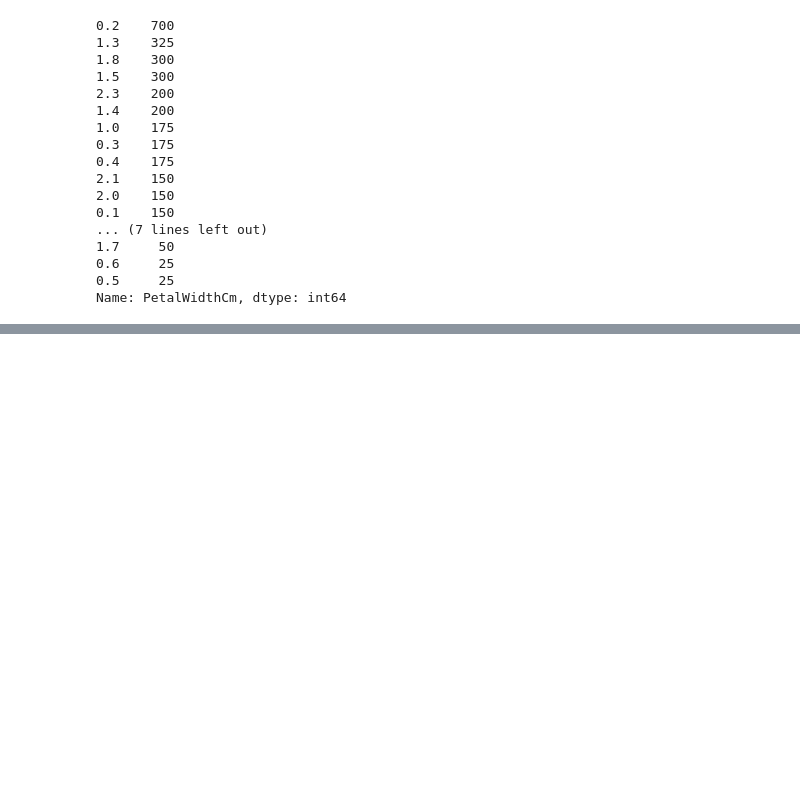
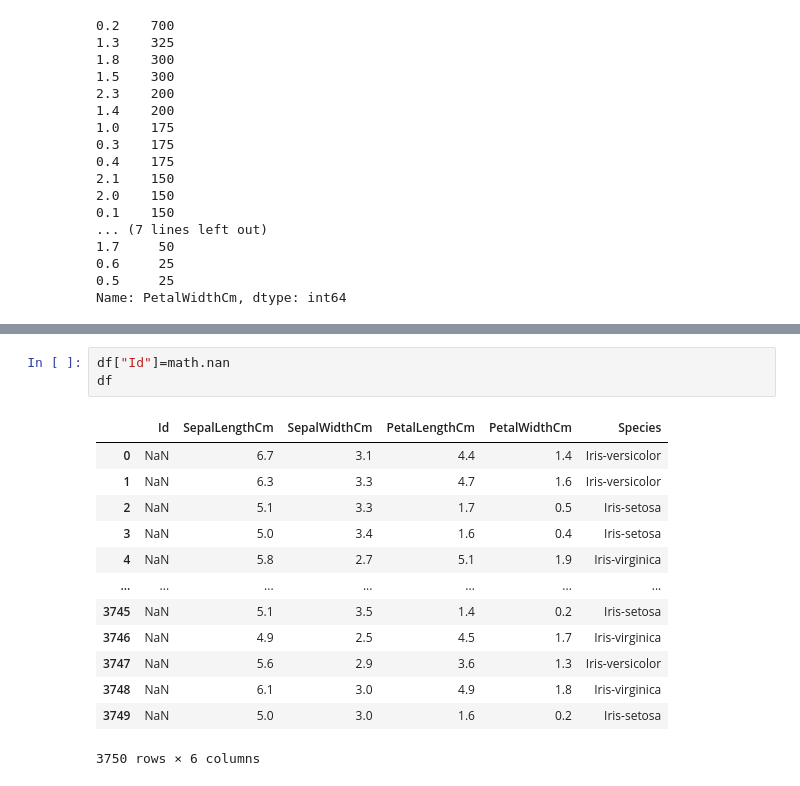
Before and after one commit to louisadam21/Repo_G1_Dataset_2_flower, a Jupyter notebook: projetFlower.ipynb, the cells around one changed output, grey strips where cells are left out. Cells and saved outputs as stored; diff of their text form; blank space fills up the shorter version.

```diff
--- a/projetFlower.ipynb
+++ b/projetFlower.ipynb
@@ -159,0 +317,17 @@ df
+# %%
+df["Id"]=math.nan
+df
+# %% [output]
+|  | Id | SepalLengthCm | SepalWidthCm | PetalLengthCm | PetalWidthCm | Species |
+| 0 | NaN | 6.7 | 3.1 | 4.4 | 1.4 | Iris-versicolor |
+| 1 | NaN | 6.3 | 3.3 | 4.7 | 1.6 | Iris-versicolor |
+| 2 | NaN | 5.1 | 3.3 | 1.7 | 0.5 | Iris-setosa |
+| 3 | NaN | 5.0 | 3.4 | 1.6 | 0.4 | Iris-setosa |
+| 4 | NaN | 5.8 | 2.7 | 5.1 | 1.9 | Iris-virginica |
+| ... | ... | ... | ... | ... | ... | ... |
+| 3745 | NaN | 5.1 | 3.5 | 1.4 | 0.2 | Iris-setosa |
+| 3746 | NaN | 4.9 | 2.5 | 4.5 | 1.7 | Iris-virginica |
+| 3747 | NaN | 5.6 | 2.9 | 3.6 | 1.3 | Iris-versicolor |
+| 3748 | NaN | 6.1 | 3.0 | 4.9 | 1.8 | Iris-virginica |
+| 3749 | NaN | 5.0 | 3.0 | 1.6 | 0.2 | Iris-setosa |
+3750 rows × 6 columns
```
Also changed, not shown: parts of 14 cells of this notebook.
